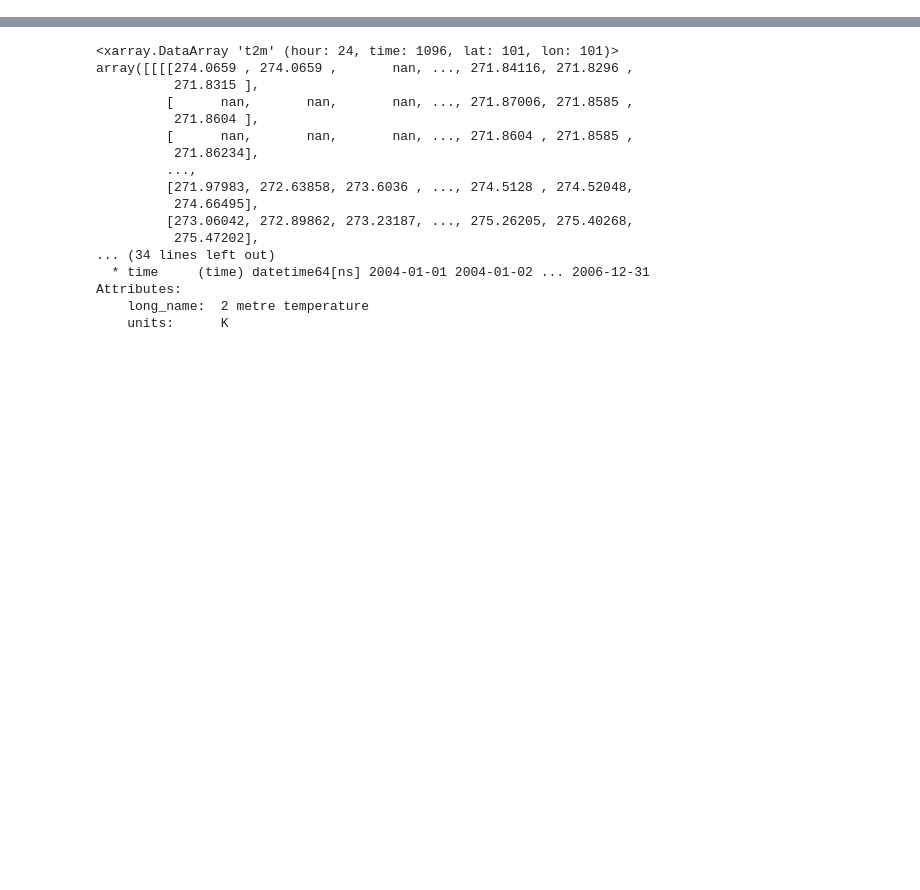
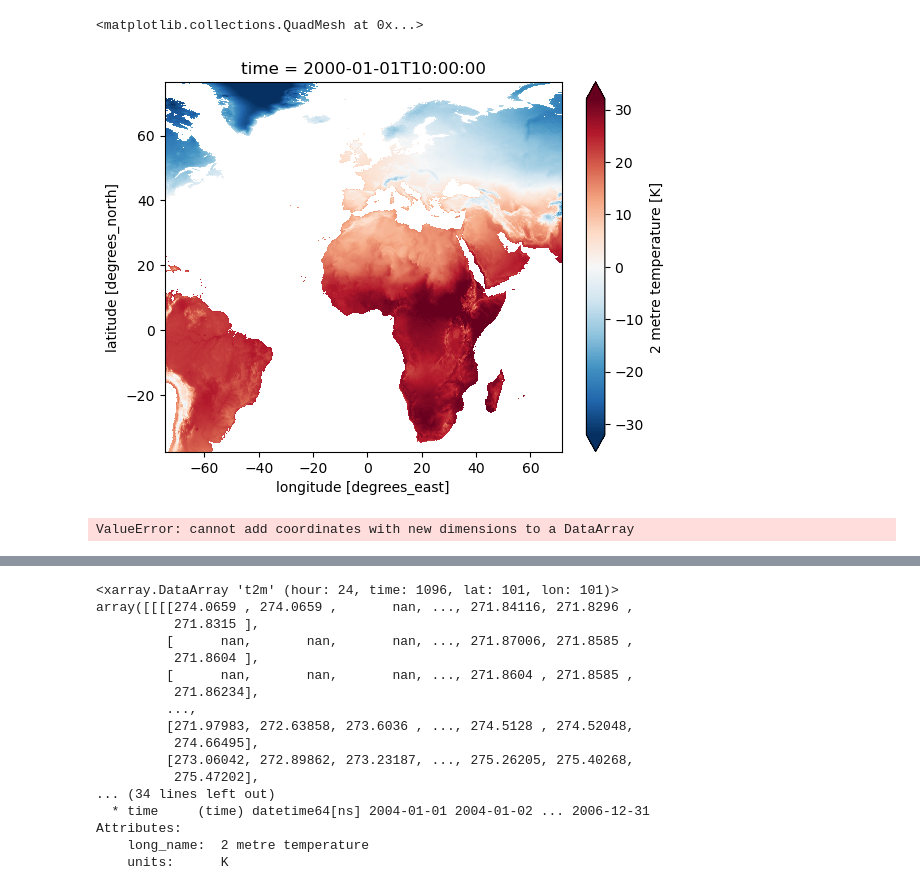
Before and after one commit to bask0/drought_ml, a Jupyter notebook: project/analysis/xai.ipynb, the cells around one changed output, grey strips where cells are left out. Cells and saved outputs as stored; diff of their text form; code cells hidden in the pictures; blank space fills up the shorter version.

```diff
--- a/project/analysis/xai.ipynb
+++ b/project/analysis/xai.ipynb
@@ -3,0 +190,9 @@ import matplotlib.pyplot as plt
+# %%
+msc2date(ds.t2m_msc).isel(time=10).plot(robust=True)
+# %% [output]
+<matplotlib.collections.QuadMesh at 0x...>
+[figure, added]
+# %%
+msc2date(ds.t2m_msc)
+# %% [output]
+ValueError: cannot add coordinates with new dimensions to a DataArray
```
Also changed, not shown: parts of 27 cells of this notebook.
